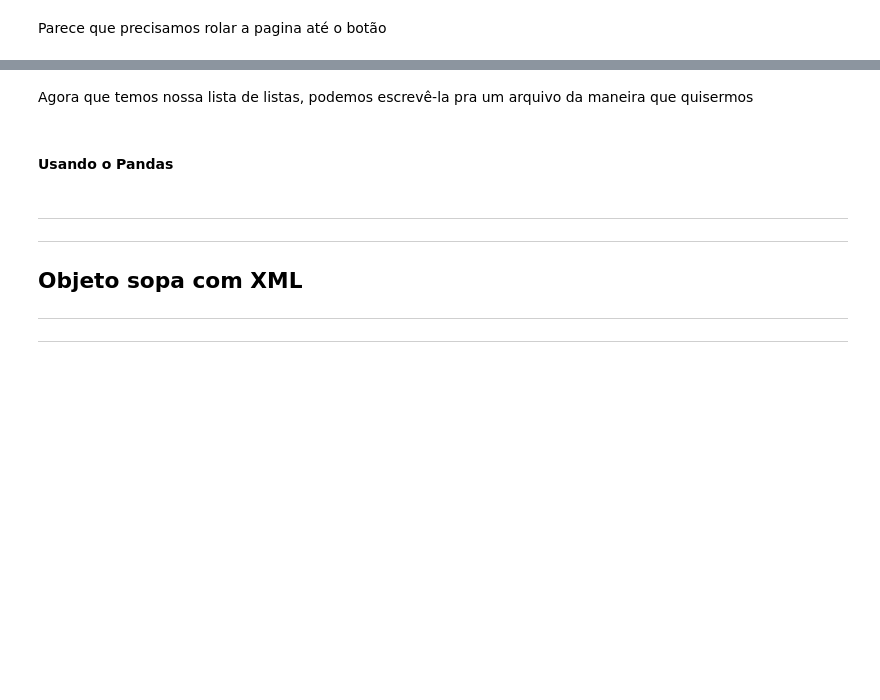
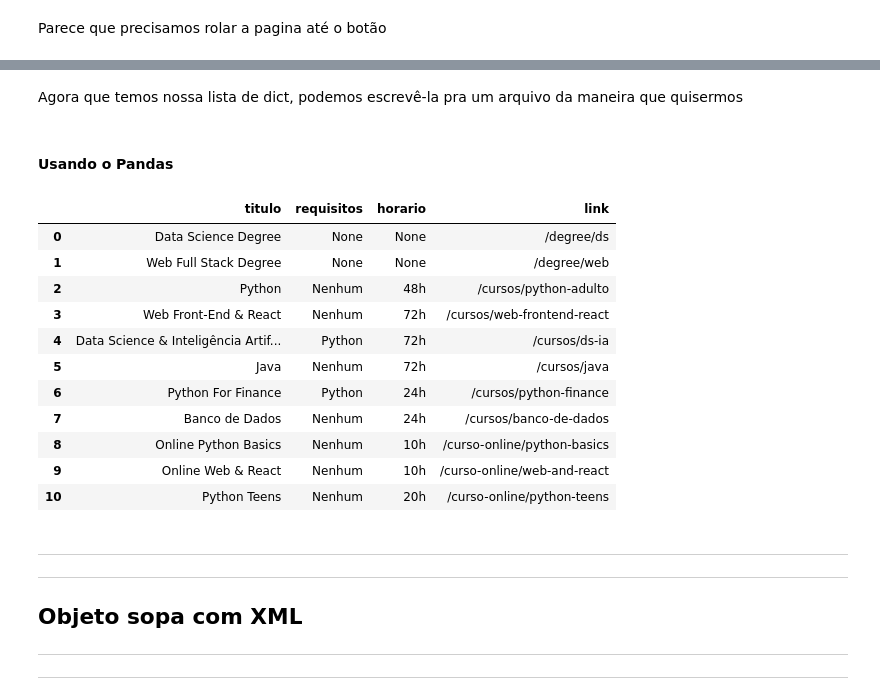
Before and after one commit to vinicius-cleves/stone-777, a Jupyter notebook: aulas/Aula 11 - HTML e webscraping.ipynb, the cells around one changed output, grey strips where cells are left out. Drawn from its saved outputs; the diff is of its cells as text; code cells hidden in the pictures; blank space fills up the shorter version.

```diff
--- a/aulas/Aula 11 - HTML e webscraping.ipynb
+++ b/aulas/Aula 11 - HTML e webscraping.ipynb
@@ -318,5 +507,0 @@ Nos casos em que houver um erro, vamos adicionar "Não disponível" ao campo
-# %%
-def extrai_curso(tag):
-    ...
-
-    return [titulo, requisitos, horario, link]
@@ -329,2 +659,38 @@ Vamos clickar usando o Selenium:
 # %% [markdown]
 Parece que precisamos rolar a pagina até o botão
+# %%
+import time
+#######################################################
+# fazendo a requisição
+# e criando o objeto sopa de todo o site
+
+driver = webdriver.Chrome('../chromedriver')
+driver.get("http://letscode-academy.com/")
+
+btn = driver.find_element_by_class_name('btn__maiscursos')
+
+driver.execute_script(f"window.scrollTo(0, {btn.location['y'] - 200})")
+time.sleep(1)
+
+btn.click()
+
+element = driver.find_element_by_tag_name('body')
+resposta = element.get_attribute('innerHTML')
+
+site = bs4.BeautifulSoup(resposta, 'html.parser')
+
+#######################################################
+# pegando apenas a tag que nos interessa, e o texto
+
+# agora temos uma lista com todas as aparições da tag!
+total_todos = site.find_all('a', class_ = 'card__link')
+
+# vamos fazer uma lista de listas com titulo, pre_faixa e link
+lista_cursos = []
+
+for total in total_todos:
+
+    curso = extrai_curso(total)
+    lista_cursos.append(curso)
+
+lista_cursos
@@ -331,15 +719,28 @@ Parece que precisamos rolar a pagina até o botão
 # %% [markdown]
-Agora que temos nossa lista de listas, podemos escrevê-la pra um arquivo da maneira que quisermos
+Agora que temos nossa lista de dict, podemos escrevê-la pra um arquivo da maneira que quisermos
 # %% [markdown]
 #### Usando o Pandas
 # %%
 import pandas as pd
 
-df = pd.DataFrame(lista_todos, columns=['Nome', 'Pré-requisito', 'Carga Horária', 'Caminho no site'])
+df = pd.DataFrame(lista_cursos)
 
 display(df)
 
-df.to_excel("cursos_LC.xlsx")
+df.to_csv("cursos_LC.csv", index=False)
+# %% [output]
+|  | titulo | requisitos | horario | link |
+| 0 | Data Science Degree | None | None | /degree/ds |
+| 1 | Web Full Stack Degree | None | None | /degree/web |
+| 2 | Python | Nenhum | 48h | /cursos/python-adulto |
+| 3 | Web Front-End & React | Nenhum | 72h | /cursos/web-frontend-react |
+| 4 | Data Science & Inteligência Artif... | Python | 72h | /cursos/ds-ia |
+| 5 | Java | Nenhum | 72h | /cursos/java |
+| 6 | Python For Finance | Python | 24h | /cursos/python-finance |
+| 7 | Banco de Dados | Nenhum | 24h | /cursos/banco-de-dados |
+| 8 | Online Python Basics | Nenhum | 10h | /curso-online/python-basics |
+| 9 | Online Web & React | Nenhum | 10h | /curso-online/web-and-react |
+| 10 | Python Teens | Nenhum | 20h | /curso-online/python-teens |
 # %% [markdown]
 ___
 ___
```
Also changed, not shown: parts of 35 cells of this notebook, 1 other file.
